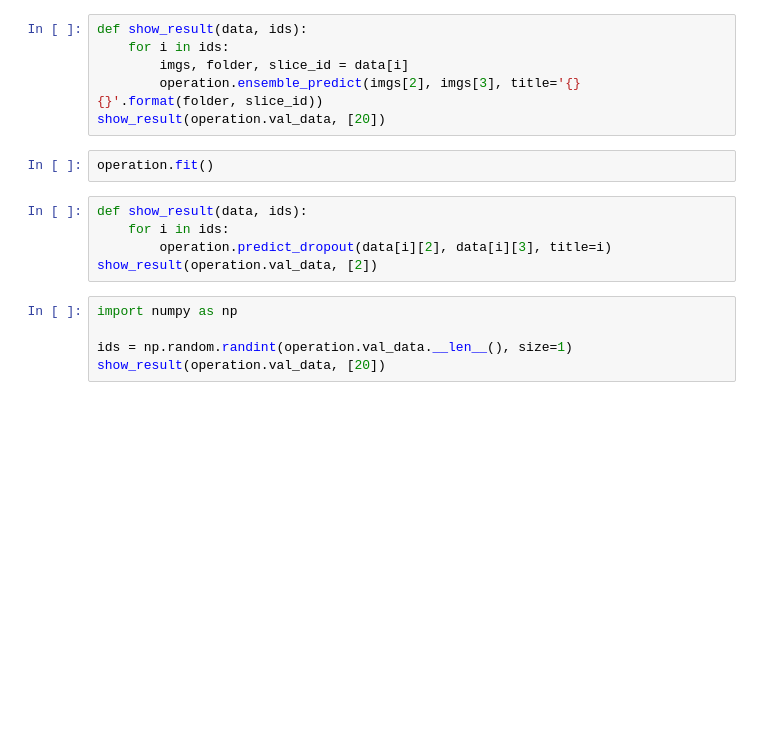
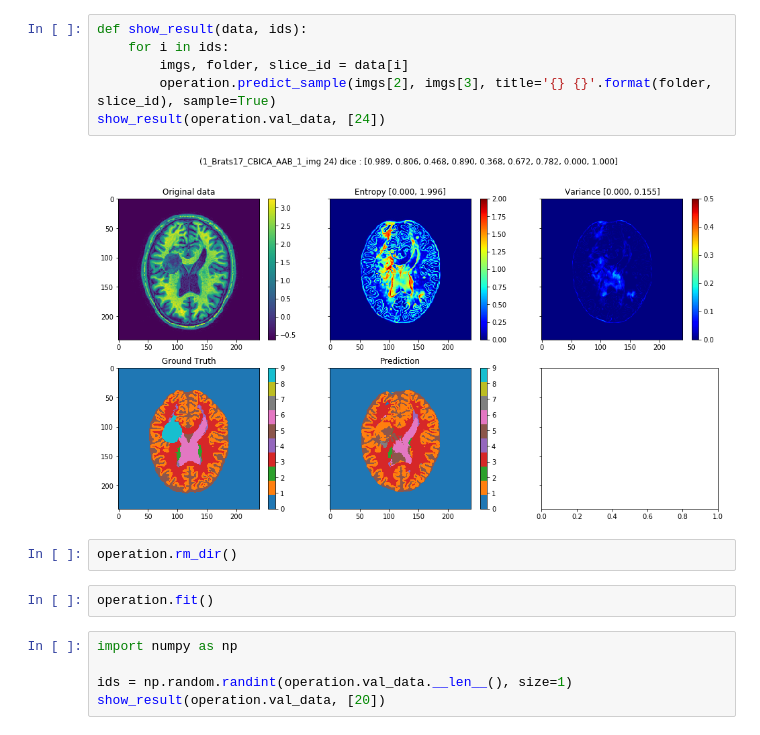
Before and after one commit to wuzht/BrainSeg, a Jupyter notebook: main.ipynb, the cells around one changed output. Drawn from its saved outputs; the diff is of its cells as text; blank space fills up the shorter version.

```diff
--- a/main.ipynb
+++ b/main.ipynb
@@ -15,16 +41,15 @@ operation.ensemble_load_models()
 # %%
 def show_result(data, ids):
     for i in ids:
         imgs, folder, slice_id = data[i]
-        operation.ensemble_predict(imgs[2], imgs[3], title='{} {}'.format(folder, slice_id))
-show_result(operation.val_data, [20])
+        operation.predict_sample(imgs[2], imgs[3], title='{} {}'.format(folder, slice_id), sample=True)
+show_result(operation.val_data, [24])
+# %% [output]
+[figure, added]
+# %%
+operation.rm_dir()
 # %%
 operation.fit()
-# %%
-def show_result(data, ids):
-    for i in ids:
-        operation.predict_dropout(data[i][2], data[i][3], title=i)
-show_result(operation.val_data, [2])
 # %%
 import numpy as np
 
```
Also changed, not shown: parts of 3 cells of this notebook, 4 other files.
